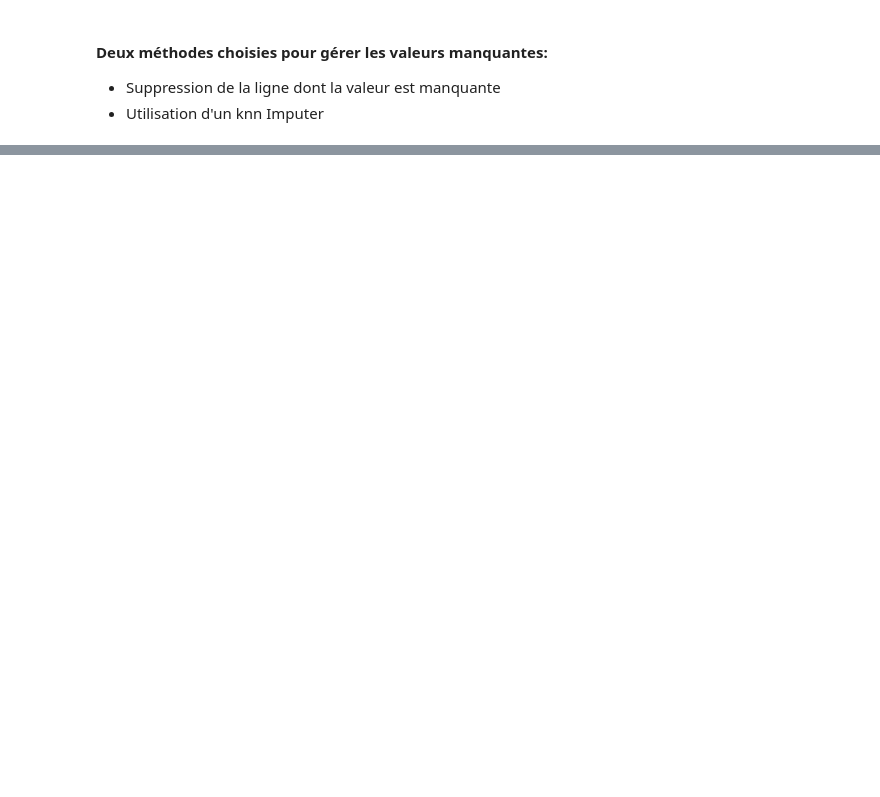
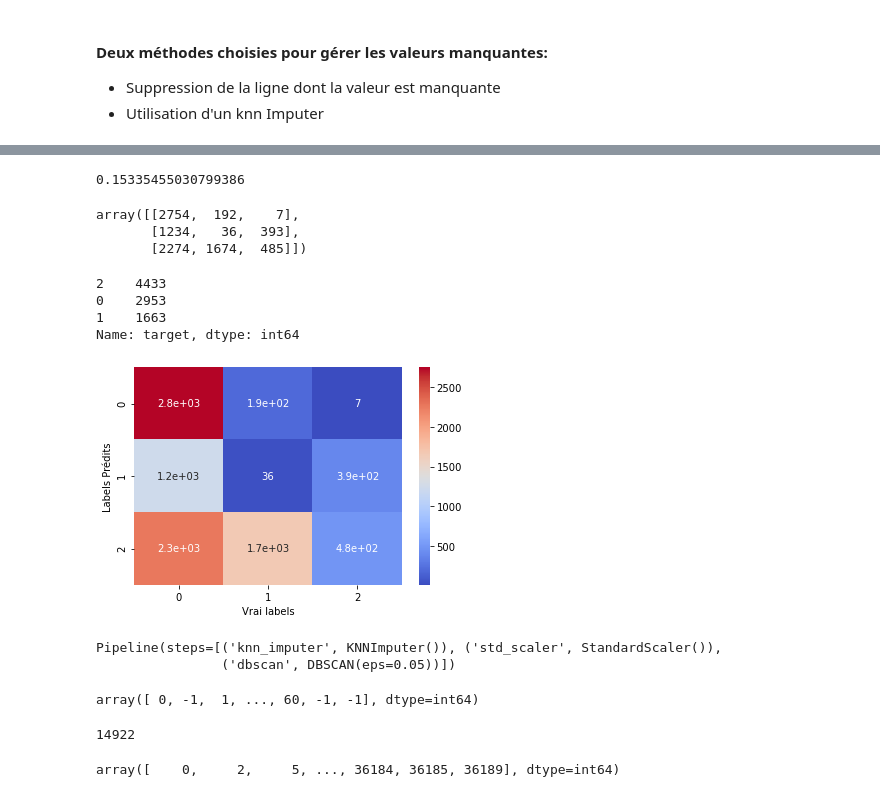
Before and after one commit to bastrob/TP_OPENFOODFACT_YNOV, a Jupyter notebook: Untitled.ipynb, the cells around one changed output, grey strips where cells are left out. Saved outputs shown, nothing was run; the diff lists cells and outputs as text; code cells hidden in the pictures; blank space fills up the shorter version.

```diff
--- a/Untitled.ipynb
+++ b/Untitled.ipynb
@@ -253,0 +438,2 @@ col_to_drop = ['code', 'url', 'creator', 'created_t', 'created_datetime', 'last_
+# %%
+X_train_cat, X_test_cat, y_train_cat, y_test_cat = train_test_split(X_3cat, y, test_size=0.2)
@@ -257,0 +476,9 @@ col_to_drop = ['code', 'url', 'creator', 'created_t', 'created_datetime', 'last_
+# %%
+num_pipeline = Pipeline([
+    ('knn_imputer', KNNImputer()),
+    ('std_scaler', StandardScaler()),
+    ('kmeans', KMeans(n_clusters=3, algorithm="full", random_state=42))
+
+])
+
+num_col = num_pipeline.fit(X_3cat)
@@ -257,0 +500,2 @@ col_to_drop = ['code', 'url', 'creator', 'created_t', 'created_datetime', 'last_
+# %%
+test_col = num_pipeline.predict(X_test_cat)
@@ -257,0 +510,49 @@ col_to_drop = ['code', 'url', 'creator', 'created_t', 'created_datetime', 'last_
+# %%
+adjusted_mutual_info_score(y_test_cat, test_col)
+# %% [output]
+0.15335455030799386
+# %%
+cm = contingency_matrix(y_test_cat, test_col)
+cm
+# %% [output]
+array([[2754,  192,    7],
+       [1234,   36,  393],
+       [2274, 1674,  485]])
+# %%
+y_test_cat.value_counts()
+# %% [output]
+2    4433
+0    2953
+1    1663
+Name: target, dtype: int64
+# %%
+ax = sns.heatmap(cm, annot=True, cmap ='coolwarm');
+ax.set_ylabel("Vrai labels");
+ax.set_xlabel("Labels Prédits");
+# %% [output]
+[figure, added]
+# %%
+from sklearn.cluster import DBSCAN
+
+test = Pipeline([
+    ('knn_imputer', KNNImputer()),
+    ('std_scaler', StandardScaler()),
+    ('dbscan', DBSCAN(eps=0.05, min_samples=5))
+])
+
+test.fit(X_train_cat, y_train_cat)
+# %% [output]
+Pipeline(steps=[('knn_imputer', KNNImputer()), ('std_scaler', StandardScaler()),
+                ('dbscan', DBSCAN(eps=0.05))])
+# %%
+test.named_steps['dbscan'].labels_
+# %% [output]
+array([ 0, -1,  1, ..., 60, -1, -1], dtype=int64)
+# %%
+len(test.named_steps['dbscan'].core_sample_indices_)
+# %% [output]
+14922
+# %%
+test.named_steps['dbscan'].core_sample_indices_
+# %% [output]
+array([    0,     2,     5, ..., 36184, 36185, 36189], dtype=int64)
```
Also changed, not shown: parts of 66 cells of this notebook.
